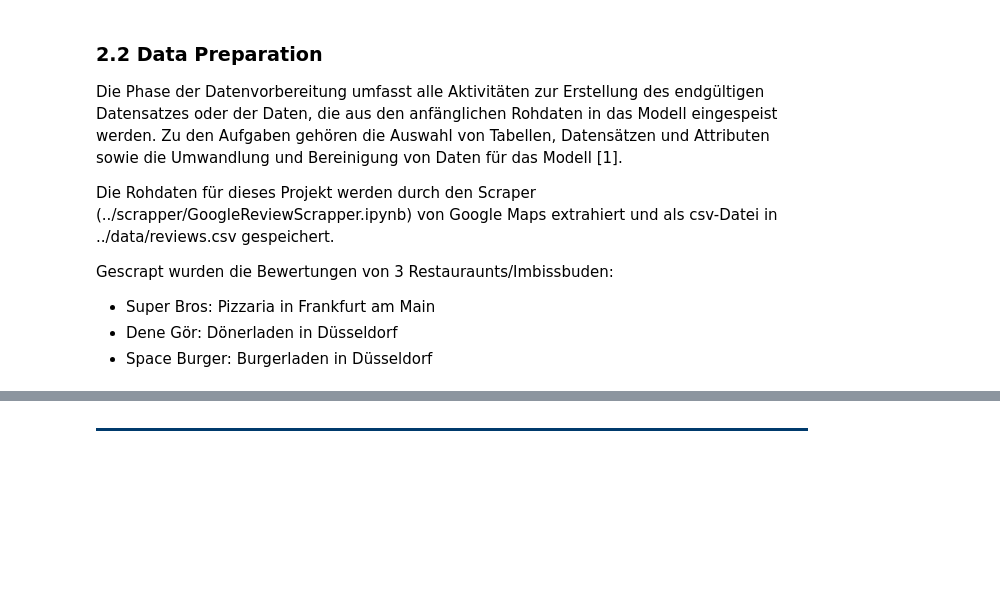
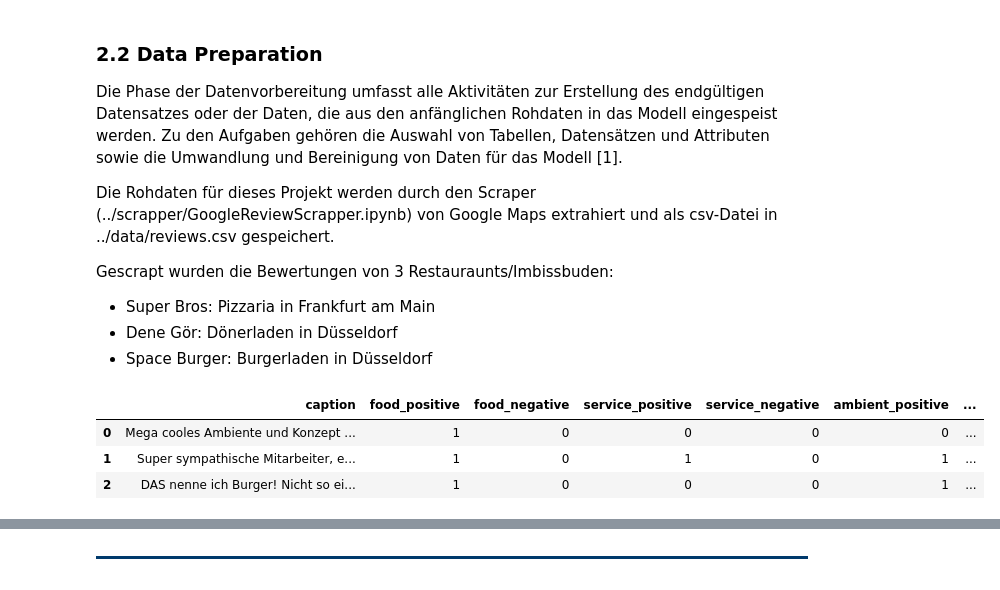
Before and after one commit to Herb-sh/NLPGoogleReviewSummary, a Jupyter notebook: Abschlussbericht.ipynb, the cells around one changed output, grey strips where cells are left out. Cells and saved outputs as stored; diff of their text form; code cells hidden in the pictures; blank space fills up the shorter version.

```diff
--- a/Abschlussbericht.ipynb
+++ b/Abschlussbericht.ipynb
@@ -95,6 +101,25 @@ Gescrapt wurden die Bewertungen von 3 Restauraunts/Imbissbuden:
 - Space Burger: Burgerladen in Düsseldorf
 # %%
 # Einlesen der gescrapten Daten
-df = pd.read_csv('data/reviews.csv', sep=';')
+REVIEWS_FILE_PATH = 'data/reviews_merged.csv'
+REVIEWS_CLEANED_FILE_PATH = 'data/reviews_merged_cleaned.csv'
+REVIEWS_CLEANED_UNLABELED_FILE_PATH = 'data/reviews_merged_unlabeled_cleaned.csv'
+
+df = pd.read_csv(REVIEWS_FILE_PATH, sep=';')
+# %%
+df.columns = ['caption',
+              'food_positive', 'food_negative',
+              'service_positive', 'service_negative',
+              'ambient_positive', 'ambient_negative',
+              'price_positive', 'price_negative',
+              'waiting_positive', 'waiting_negative',
+              'rating']
+# %%
+df.head(3)
+# %% [output]
+|  | caption | food_positive | food_negative | service_positive | service_negative | ambient_positive | ... |
+| 0 | Mega cooles Ambiente und Konzept ... | 1 | 0 | 0 | 0 | 0 | ... |
+| 1 | Super sympathische Mitarbeiter, e... | 1 | 0 | 1 | 0 | 1 | ... |
+| 2 | DAS nenne ich Burger! Nicht so ei... | 1 | 0 | 0 | 0 | 1 | ... |
 # %%
 # Entfernen aller Datenpunkte mit NaN
```
Also changed, not shown: parts of 36 cells of this notebook, 2 other files.
